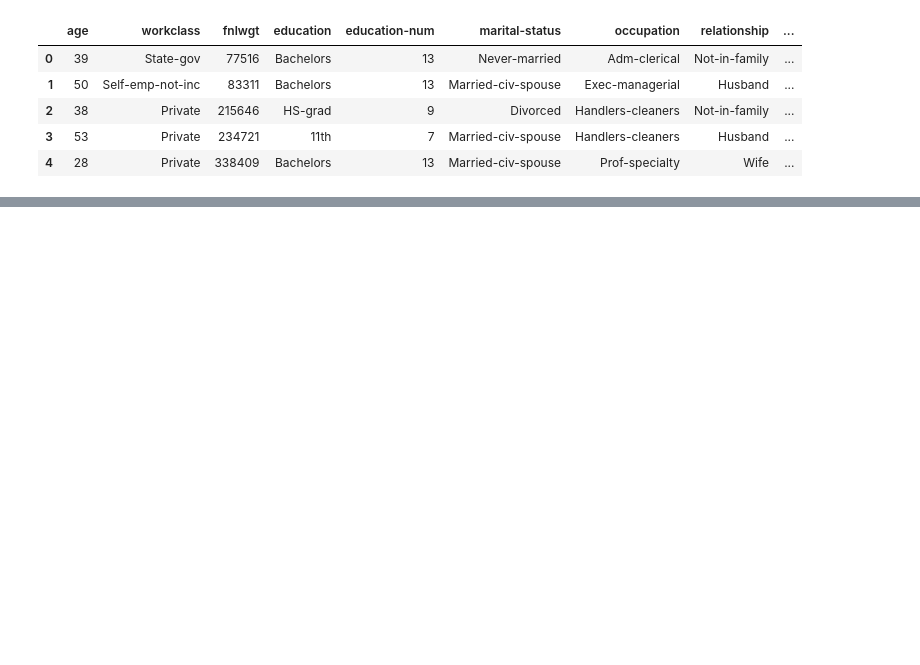
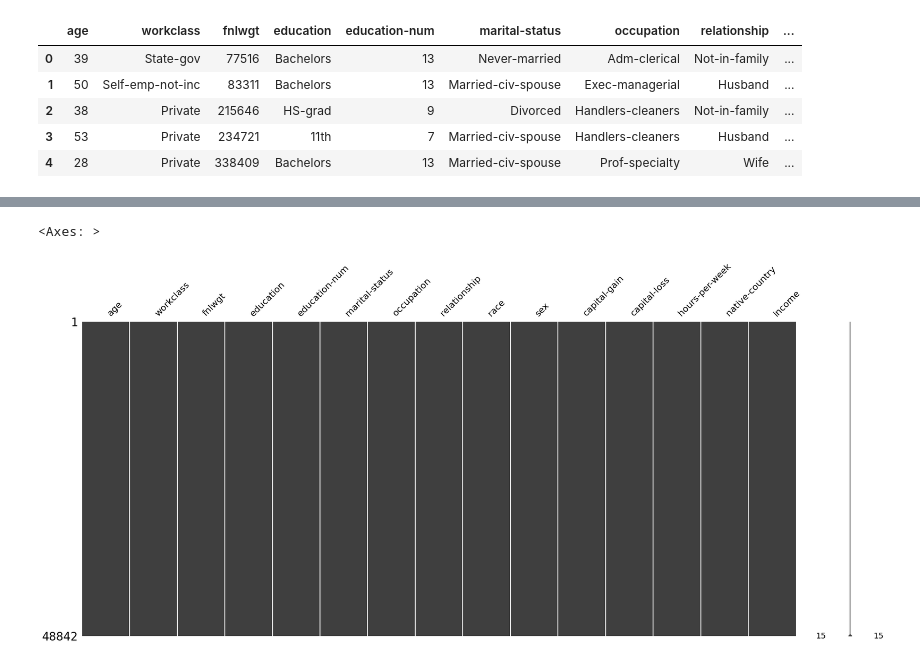
Before and after one commit to dashbikash/aiml-notebooks, a Jupyter notebook: datawrangling/Missing Data Handling.ipynb, the cells around one changed output, grey strips where cells are left out. Saved outputs shown, nothing was run; the diff lists cells and outputs as text; code cells hidden in the pictures; blank space fills up the shorter version.

```diff
--- a/datawrangling/Missing Data Handling.ipynb
+++ b/datawrangling/Missing Data Handling.ipynb
@@ -26,0 +42,9 @@ msno.heatmap(df)
+# %%
+df['workclass']=df['workclass'].fillna(df['workclass'].mode()[0])
+df['occupation']=df['occupation'].fillna(df['occupation'].mode()[0])
+df['native-country']=df['native-country'].fillna(df['native-country'].mode()[0])
+# %%
+msno.matrix(df)
+# %% [output]
+<Axes: >
+[figure, added]
```
Also changed, not shown: parts of 8 cells of this notebook.
